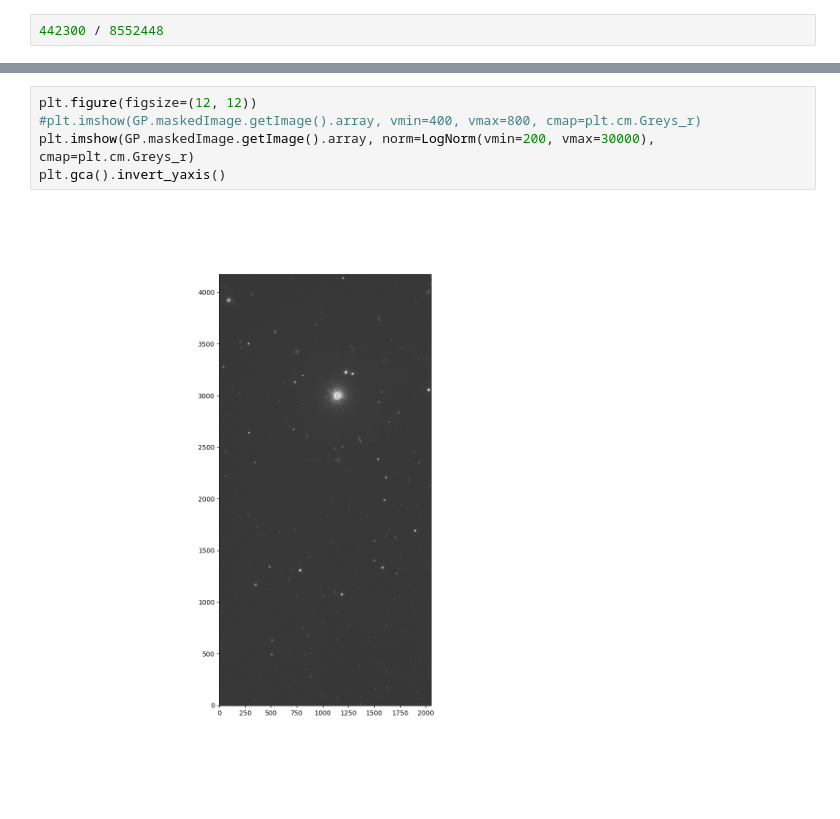
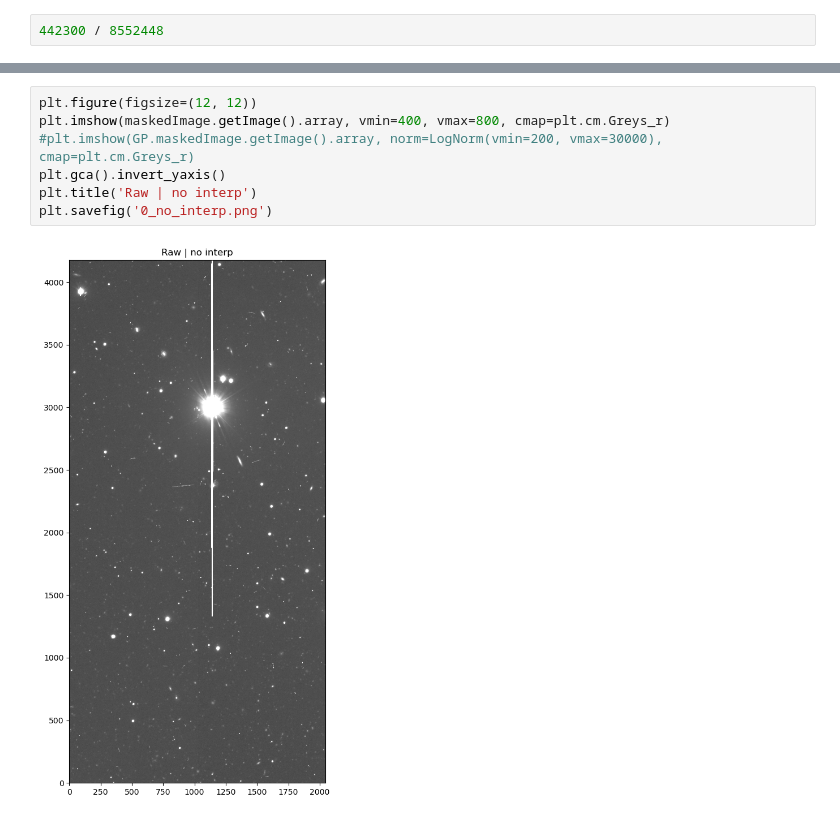
Before and after one commit to PFLeget/DM-43259, a Jupyter notebook: test_speed_computation.ipynb, the cells around one changed output, grey strips where cells are left out. Cells and saved outputs as stored; diff of their text form.

```diff
--- a/test_speed_computation.ipynb
+++ b/test_speed_computation.ipynb
@@ -396,7 +418,9 @@ time for InterpolateOverDefectGaussianProcess.interpolate_over_defects = 3.0846
 # %%
 plt.figure(figsize=(12, 12))
-#plt.imshow(GP.maskedImage.getImage().array, vmin=400, vmax=800, cmap=plt.cm.Greys_r)
-plt.imshow(GP.maskedImage.getImage().array, norm=LogNorm(vmin=200, vmax=30000), cmap=plt.cm.Greys_r)
+plt.imshow(maskedImage.getImage().array, vmin=400, vmax=800, cmap=plt.cm.Greys_r)
+#plt.imshow(GP.maskedImage.getImage().array, norm=LogNorm(vmin=200, vmax=30000), cmap=plt.cm.Greys_r)
 plt.gca().invert_yaxis()
+plt.title('Raw | no interp')
+plt.savefig('0_no_interp.png')
 # %% [output]
-[figure, old version]
+[figure, new version]
```
Also changed, not shown: parts of 8 cells of this notebook.
